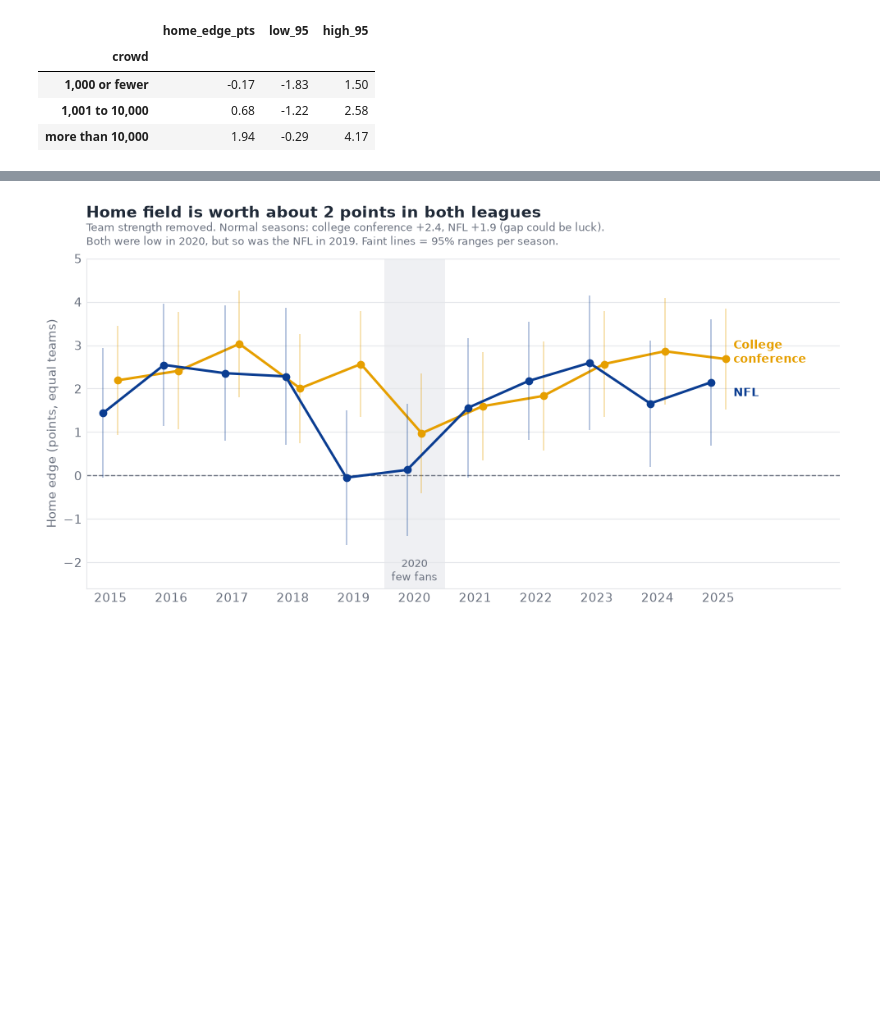
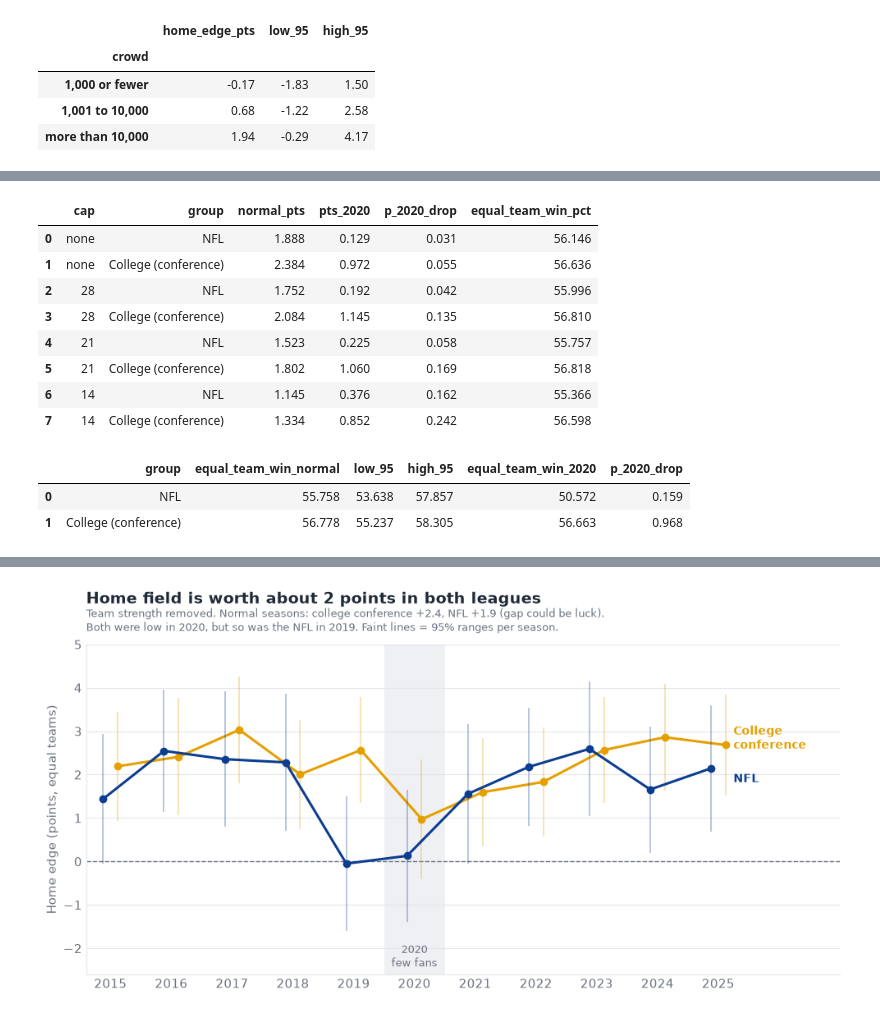
Before and after one commit to wdouble2/nfl-home-field-advantage, a Jupyter notebook: league_compare.ipynb, the cells around one changed output, grey strips where cells are left out. Drawn from its saved outputs; the diff is of its cells as text; code cells hidden in the pictures; blank space fills up the shorter version.

```diff
--- a/league_compare.ipynb
+++ b/league_compare.ipynb
@@ -278,0 +289,44 @@ Each extra 10,000 fans: +0.68 pts (p = 0.42)
+# %%
+def pooled_edge(edges, group):
+    e = edges[edges.group == group]
+    return {per: cfb.pool(e[(e.season == 2020) == (per == "2020")]) for per in ["normal", "2020"]}
+
+def drop_p(r):
+    return hfa.norm_p((r["normal"].home_edge - r["2020"].home_edge) / math.hypot(r["normal"].se, r["2020"].se))
+
+cap_rows = []
+for cap in [None, 28, 21, 14]:
+    clip = (lambda d: d.assign(margin=d.margin.clip(-cap, cap))) if cap else (lambda d: d)
+    for name, edges in [("NFL", cfb.season_home_edges(clip(nfl)).assign(group="NFL")),
+                        ("College (conference)", cfb.season_home_edges(clip(col), "conference_game", {1: "College (conference)", 0: "College (non-conference)"}))]:
+        r = pooled_edge(edges, name)
+        cap_rows.append({"cap": cap or "none", "group": name, "normal_pts": r["normal"].home_edge, "pts_2020": r["2020"].home_edge,
+                         "p_2020_drop": drop_p(r), "equal_team_win_pct": 100 * NormalDist().cdf(r["normal"].home_edge / r["normal"].sigma)})
+caps = pd.DataFrame(cap_rows)
+caps.round(3)
+# %% [output]
+|  | cap | group | normal_pts | pts_2020 | p_2020_drop | equal_team_win_pct |
+| 0 | none | NFL | 1.888 | 0.129 | 0.031 | 56.146 |
+| 1 | none | College (conference) | 2.384 | 0.972 | 0.055 | 56.636 |
+| 2 | 28 | NFL | 1.752 | 0.192 | 0.042 | 55.996 |
+| 3 | 28 | College (conference) | 2.084 | 1.145 | 0.135 | 56.810 |
+| 4 | 21 | NFL | 1.523 | 0.225 | 0.058 | 55.757 |
+| 5 | 21 | College (conference) | 1.802 | 1.060 | 0.169 | 56.818 |
+| 6 | 14 | NFL | 1.145 | 0.376 | 0.162 | 55.366 |
+| 7 | 14 | College (conference) | 1.334 | 0.852 | 0.242 | 56.598 |
+# %%
+wins = pd.concat([cfb.season_home_edges_wins(nfl).assign(group="NFL"),
+                  cfb.season_home_edges_wins(col, "conference_game", {1: "College (conference)", 0: "College (non-conference)"})])
+win_rows = []
+to_pct = lambda b: 100 / (1 + math.exp(-b))
+for name in ["NFL", "College (conference)"]:
+    r = pooled_edge(wins, name)
+    win_rows.append({"group": name, "equal_team_win_normal": to_pct(r["normal"].home_edge),
+                     "low_95": to_pct(r["normal"].home_edge - 1.96 * r["normal"].se), "high_95": to_pct(r["normal"].home_edge + 1.96 * r["normal"].se),
+                     "equal_team_win_2020": to_pct(r["2020"].home_edge), "p_2020_drop": drop_p(r)})
+win_model = pd.DataFrame(win_rows)
+win_model.round(3)
+# %% [output]
+|  | group | equal_team_win_normal | low_95 | high_95 | equal_team_win_2020 | p_2020_drop |
+| 0 | NFL | 55.758 | 53.638 | 57.857 | 50.572 | 0.159 |
+| 1 | College (conference) | 56.778 | 55.237 | 58.305 | 56.663 | 0.968 |
```
Also changed, not shown: parts of 16 cells of this notebook, 4 other files.
